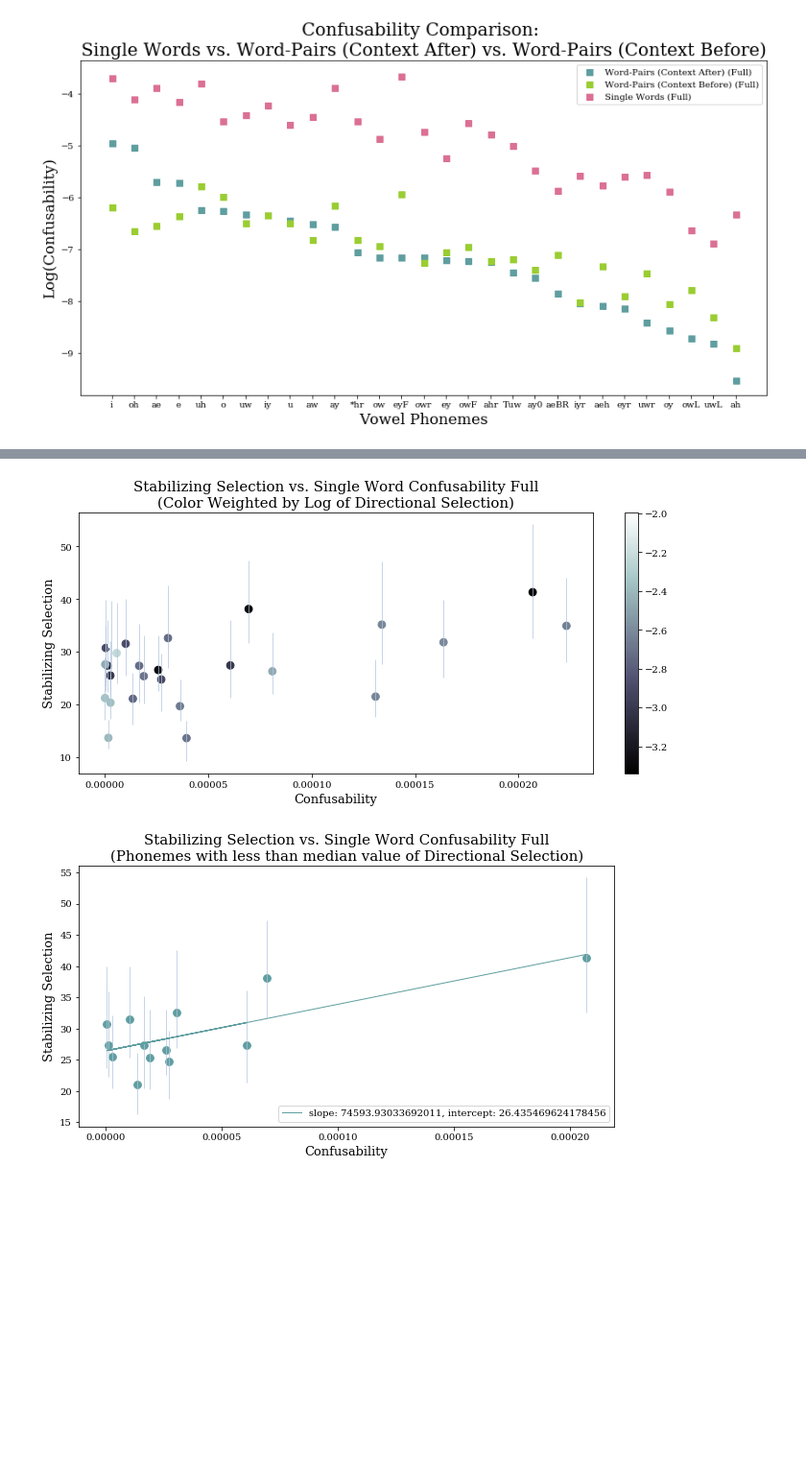
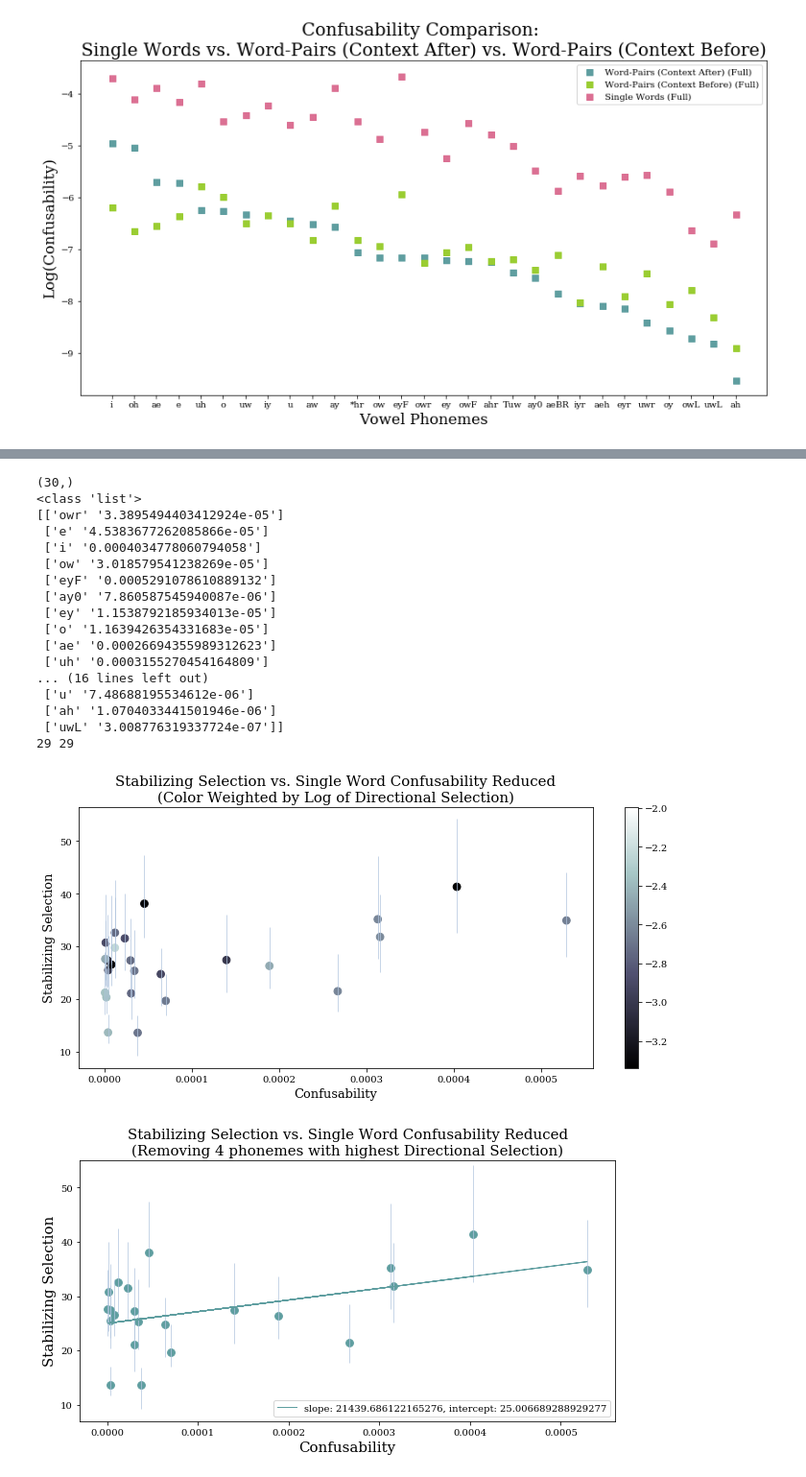
Before and after one commit to tdacunha/LING_Research, a Jupyter notebook: Confus_WP_Analysis.ipynb, the cells around one changed output, grey strips where cells are left out. Shown at 96% size. Saved outputs shown, nothing was run; the diff lists cells and outputs as text; code cells hidden in the pictures; blank space fills up the shorter version.

```diff
--- a/Confus_WP_Analysis.ipynb
+++ b/Confus_WP_Analysis.ipynb
@@ -348,8 +430,26 @@ plt.show()
 # %%
+# LOADING CONFUSABILITY SINGLE reduced FILE
+C_file_single_reduced = open("/Users/TaraD/LING_Research/Confus_Single_Words_reduced.txt", 'r')
+Confus_single_reduced = C_file_single_reduced.read().split('\n\n')
+print(np.shape(Confus_single_reduced))
+print(type(Confus_single_reduced))
+#print(Confus)
+Confus_list_single_reduced = []
+for i in Confus_single_reduced[:-1]:
+    list1 = (i.split(' : '))
+    list2 = [list1[0], float(list1[1])]
+    Confus_list_single_reduced.append(list2)
+Confus_array_single_reduced = (np.array(Confus_list_single_reduced))
+print(Confus_array_single_reduced)
+print(len(Confus_array_after),len(Confus_array_single_reduced))
+#ind = np.argsort(Confus_array_after[:,1].astype(float))
+x_single = np.take_along_axis(Confus_array_single_reduced[:,0],ind, axis=0)
+y_single = np.take_along_axis(Confus_array_single_reduced[:,1].astype(float),ind, axis=0)
+
 #PLOTTING STABILIZING SELECTION AND CONFUSABILITY ETC
 stabsel_values = stabsel[1:,1:].astype(float)
 #print(stabsel_values)
-Confus_values = Confus_array_single_full[:,1].astype(float)
+Confus_values = Confus_array_single_reduced[:,1].astype(float)
 dr_values = driverate[1:,1:].astype(float)
 #print(dr_values)
 y = stabsel_values[:,0]
@@ -369,47 +469,66 @@ x = np.zeros((len(y)))
 z = np.zeros((len(y)))
 for i in range(0,len(y)):
     phoneme = stabsel[i+1,0]
-    index = np.where(Confus_array_single_full[:,0]==phoneme)[0]
+    index = np.where(Confus_array_single_reduced[:,0]==phoneme)[0]
     index_dr = np.where(driverate[:,0]==phoneme)[0]
 
     #print(index)
     x[i] = Confus_values[index]
     z[i] = dr_values[index_dr-1,0]
+z_sorted = np.sort(z)[::-1]
+z_cut = z_sorted[3]
 z_median = np.median(z)
-x_masked = x[z < z_median]
-z_masked = z[z < z_median]
-y_masked = y[z < z_median]
-yerr1_masked = (yerr1.T[z < z_median]).T
+x_masked = x[z < z_cut]
+z_masked = z[z < z_cut]
+y_masked = y[z < z_cut]
+yerr1_masked = (yerr1.T[z < z_cut]).T
 #x = np.array(x)
 #print(y)
 #print(x)
 #print(z)
 #print(min(x), max(x), min(y), max(y))
 #print(yerr1)
 #print(np.shape(yerr1))
 plt.figure(figsize=(12,5))
 plt.errorbar(x,y, yerr=abs(yerr1), linestyle="None", c = 'lightsteelblue', elinewidth=.7)
 plt.scatter(x,y, c = np.log10(z), cmap = 'bone', s=60)
 plt.colorbar()
-plt.title('Stabilizing Selection vs. Single Word Confusability Full\n(Color Weighted by Log of Directional Selection)', fontsize = 15)
+plt.title('Stabilizing Selection vs. Single Word Confusability Reduced\n(Color Weighted by Log of Directional Selection)', fontsize = 15)
 #print("yerr1[1]", yerr1)
 plt.xlabel('Confusability', fontsize=13)
 plt.ylabel('Stabilizing Selection', fontsize=13)
 #plt.ylim()
 plt.show()
 
 plt.figure(figsize=(10,5))
 plt.errorbar(x_masked,y_masked, yerr=abs(yerr1_masked), linestyle="None", c = 'lightsteelblue', elinewidth=.7)
 plt.scatter(x_masked,y_masked, c = 'cadetblue', s=60)
 slope,intercept = np.polyfit(x_masked,y_masked,1,full=True)[0]
 plt.plot(x_masked, slope*x_masked + intercept, c='cadetblue', linewidth=1, label='slope: %s, intercept: %s' %(slope,intercept))
 plt.legend(loc=4)
-plt.title('Stabilizing Selection vs. Single Word Confusability Full\n(Phonemes with less than median value of Directional Selection)', fontsize = 15)
+plt.title('Stabilizing Selection vs. Single Word Confusability Reduced\n(Removing 4 phonemes with highest Directional Selection)', fontsize = 15)
 #print("yerr1[1]", yerr1)
-plt.xlabel('Confusability', fontsize=13)
-plt.ylabel('Stabilizing Selection', fontsize=13)
-#plt.ylim()
+plt.xlabel('Confusability', fontsize=15)
+plt.ylabel('Stabilizing Selection', fontsize=15)
+plt.ylim(7,55)
 plt.show()
 # %% [output]
+(30,)
+<class 'list'>
+[['owr' '3.3895494403412924e-05']
+ ['e' '4.5383677262085866e-05']
+ ['i' '0.0004034778060794058']
+ ['ow' '3.018579541238269e-05']
+ ['eyF' '0.0005291078610889132']
+ ['ay0' '7.860587545940087e-06']
+ ['ey' '1.1538792185934013e-05']
+ ['o' '1.1639426354331683e-05']
+ ['ae' '0.00026694355989312623']
+ ['uh' '0.0003155270454164809']
+... (16 lines left out)
+ ['u' '7.48688195534612e-06']
+ ['ah' '1.0704033441501946e-06']
+ ['uwL' '3.008776319337724e-07']]
+29 29
-[figure, old version]
+[figure, new version]
-[figure, old version]
+[figure, new version]
```
Also changed, not shown: parts of 5 cells of this notebook.
